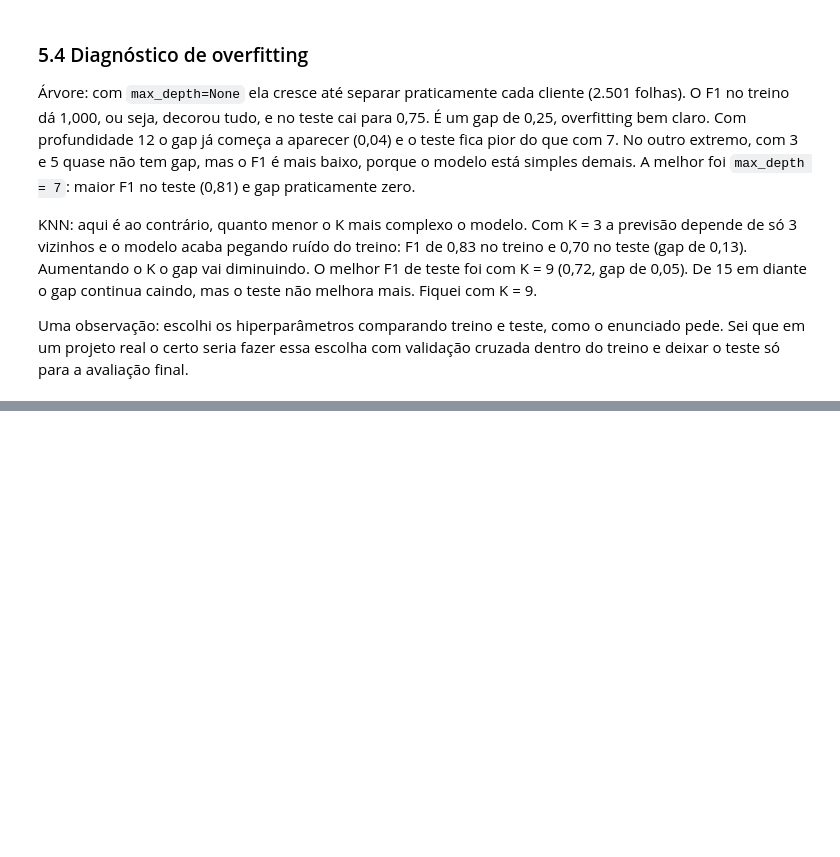
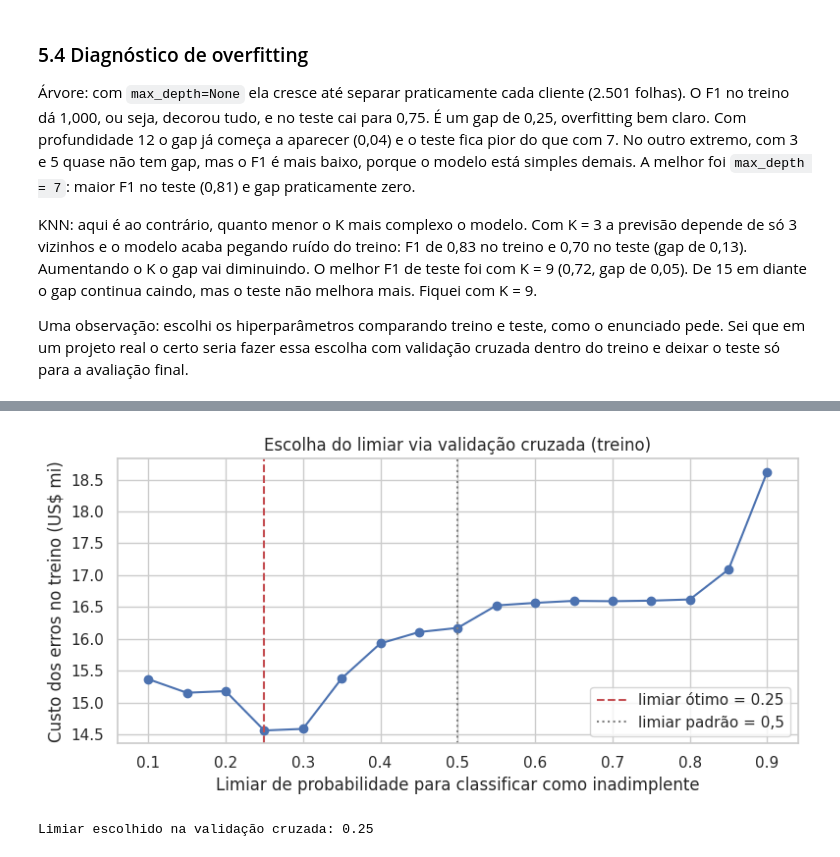
Before and after one commit to PaulaKinder/Machine-Learning-e-Visao-Computacional-T3-Projeto-Avaliativo-Modulo-1-, a Jupyter notebook: risco_credito.ipynb, the cells around one changed output, grey strips where cells are left out. Saved outputs shown, nothing was run; the diff lists cells and outputs as text; code cells hidden in the pictures; blank space fills up the shorter version.

```diff
--- a/risco_credito.ipynb
+++ b/risco_credito.ipynb
@@ -661,0 +787,31 @@ final.
+# %%
+from imblearn.pipeline import Pipeline as ImbPipeline
+from sklearn.model_selection import StratifiedKFold, cross_val_predict
+
+pipe = ImbPipeline([("smote", SMOTENC(categorical_features=cat_idx, random_state=SEED)),
+                    ("arvore", DecisionTreeClassifier(max_depth=melhor_d, random_state=SEED))])
+cv = StratifiedKFold(n_splits=5, shuffle=True, random_state=SEED)
+prob_oof = cross_val_predict(pipe, X_train, y_train, cv=cv, method="predict_proba")[:, 1]
+
+cap_tr = X_train["loan_amnt"]
+jur_tr = X_train["loan_amnt"] * X_train["loan_int_rate"] / 100
+limiares = np.round(np.arange(0.10, 0.91, 0.05), 2)
+custo_cv = []
+for t in limiares:
+    p = (prob_oof >= t).astype(int)
+    fn = (y_train == 1) & (p == 0); fp = (y_train == 0) & (p == 1)
+    custo_cv.append(cap_tr[fn].sum() + jur_tr[fp].sum())
+
+limiar_otimo = limiares[int(np.argmin(custo_cv))]
+
+fig, ax = plt.subplots(figsize=(8, 4))
+ax.plot(limiares, np.array(custo_cv) / 1e6, "o-", color="#4C72B0")
+ax.axvline(limiar_otimo, color="#C44E52", ls="--", label=f"limiar ótimo = {limiar_otimo}")
+ax.axvline(0.5, color="gray", ls=":", label="limiar padrão = 0,5")
+ax.set_xlabel("Limiar de probabilidade para classificar como inadimplente")
+ax.set_ylabel("Custo dos erros no treino (US$ mi)"); ax.set_title("Escolha do limiar via validação cruzada (treino)")
+ax.legend(); plt.tight_layout(); plt.show()
+print(f"Limiar escolhido na validação cruzada: {limiar_otimo}")
+# %% [output]
+[figure, added]
+Limiar escolhido na validação cruzada: 0.25
```
Also changed, not shown: parts of 12 cells of this notebook, 3 other files.
